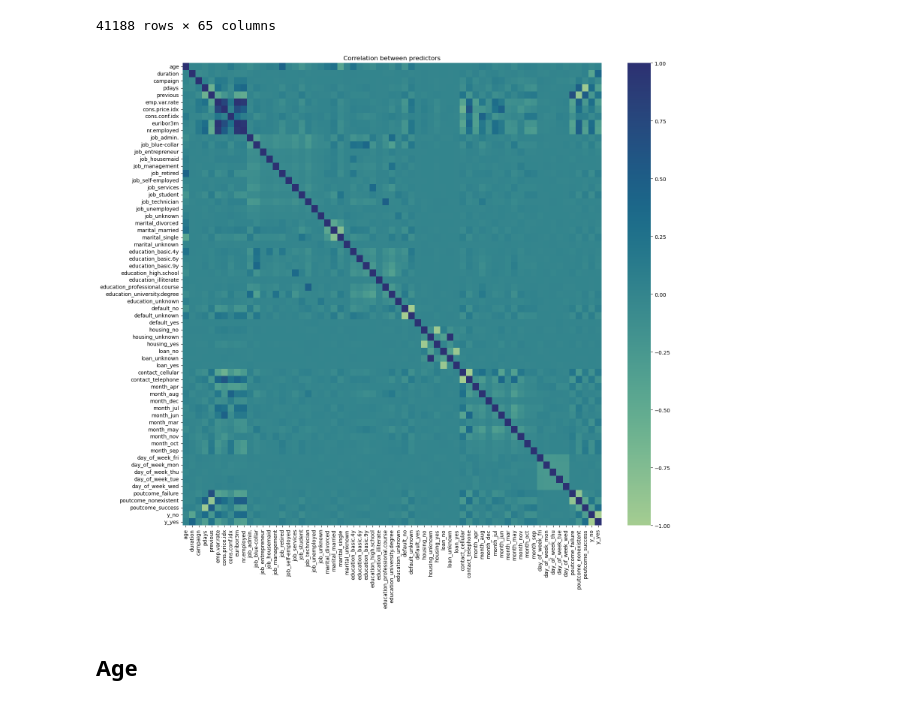
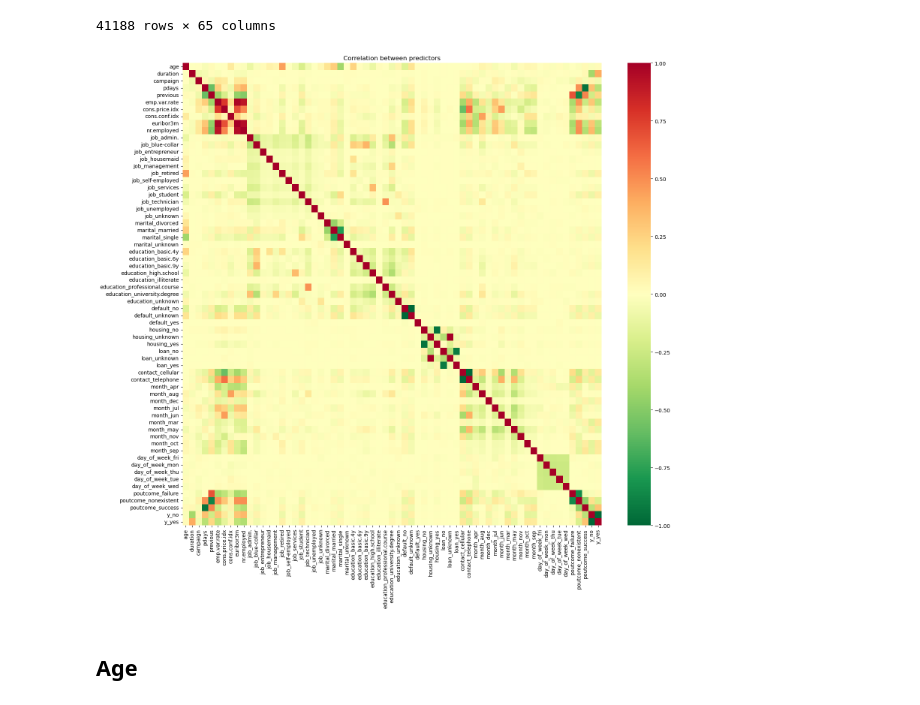
Before and after one commit to mikolajed/Data-Science-PW---Kaggle-Project, a Jupyter notebook: src/EDA.ipynb, the cells around one changed output. Cells and saved outputs as stored; diff of their text form; code cells hidden in the pictures.

```diff
--- a/src/EDA.ipynb
+++ b/src/EDA.ipynb
@@ -226,11 +226,11 @@ df_num
 # %%
 fig, ax = plt.subplots(figsize=(18, 16))
 corr_matrix = df_num.corr(numeric_only=True)
-heatmap = sns.heatmap(corr_matrix, cmap="crest", annot=False, fmt=".1f")
+heatmap = sns.heatmap(corr_matrix, cmap="RdYlGn_r", annot=False, fmt=".1f")
 heatmap.set(title="Correlation between predictors")
 plt.show()
 # %% [output]
-[figure, old version]
+[figure, new version]
 # %% [markdown]
 ## Age
 # %%
```
Also changed, not shown: parts of 1 cell of this notebook.
